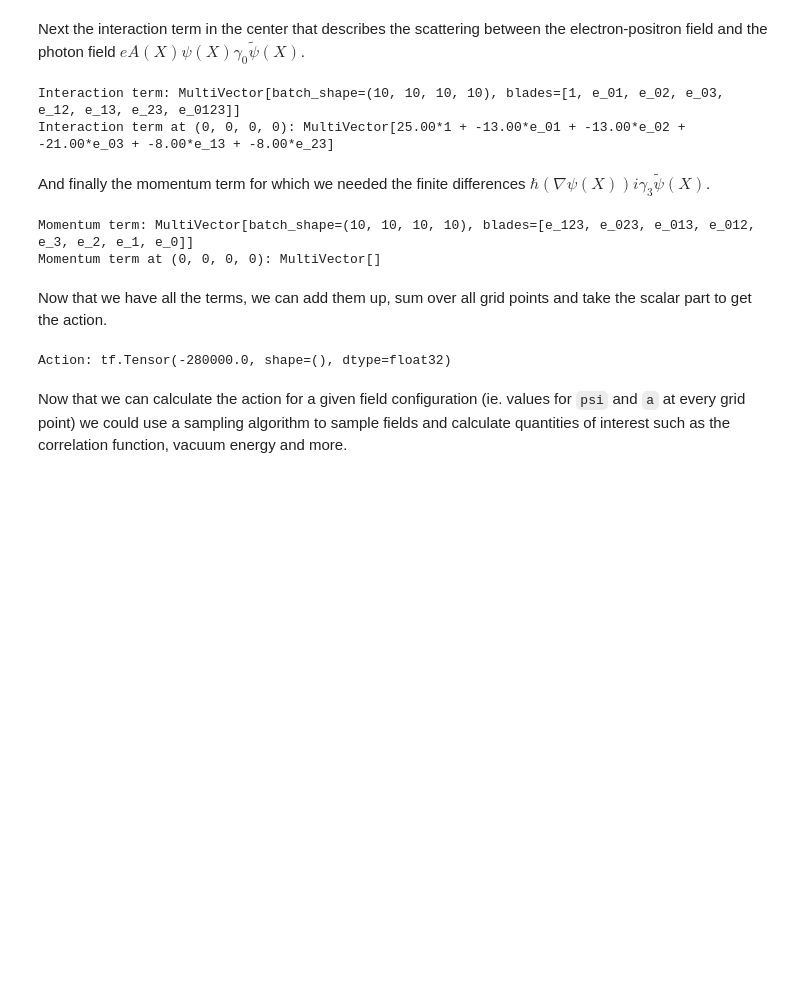
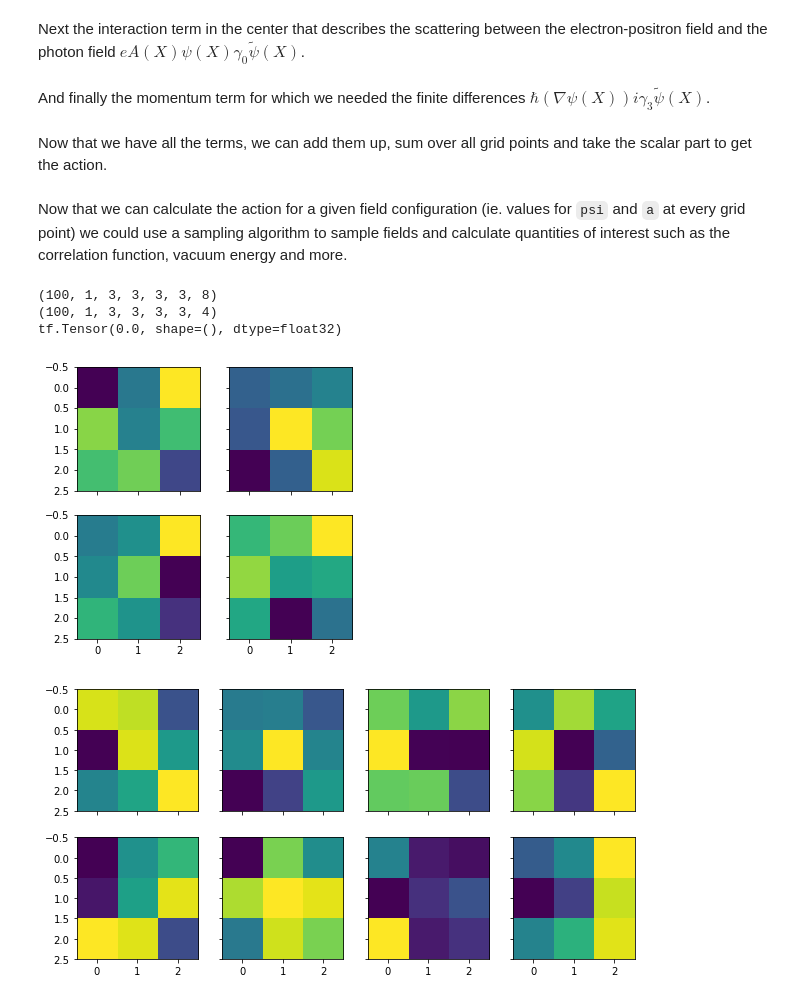
Before and after one commit to RobinKa/tfga, a Jupyter notebook: notebooks/qed.ipynb, the cells around one changed output. Drawn from its saved outputs; the diff is of its cells as text; code cells hidden in the pictures; blank space fills up the shorter version.

```diff
--- a/notebooks/qed.ipynb
+++ b/notebooks/qed.ipynb
@@ -179,15 +172,12 @@ Mass term at (0, 0, 0, 0): MultiVector[3.00*1 + 2.00*e_0123]
 # %% [markdown]
 Next the interaction term in the center that describes the scattering between the electron-positron field and the photon field $e A(X) \psi(X) \gamma_0 \widetilde{\psi}(X)$.
+# %%
+def get_interaction_term(psi, a, electron_charge):
+    return sta.geom_prod(electron_charge * a, sta.geom_prod(psi, sta.geom_prod(sta.e("0"), sta.reversion(psi))))
 # %%
-def get_interaction_term(psi, a, electron_charge):
-    return electron_charge * a * psi * sta_ga.basis_mvs[0] * ~psi
-
 interaction_term = get_interaction_term(psi=psi, a=a, electron_charge=1.0)
-print("Interaction term:", interaction_term)
-print("Interaction term at (0, 0, 0, 0):", interaction_term[0, 0, 0, 0])
+sta.print("Interaction term:", interaction_term)
+sta.print("Interaction term at (0, 0, 0, 0):", interaction_term[0, 0, 0, 0])
-# %% [output]
-Interaction term: MultiVector[batch_shape=(10, 10, 10, 10), blades=[1, e_01, e_02, e_03, e_12, e_13, e_23, e_0123]]
-Interaction term at (0, 0, 0, 0): MultiVector[25.00*1 + -13.00*e_01 + -13.00*e_02 + -21.00*e_03 + -8.00*e_13 + -8.00*e_23]
 # %% [markdown]
 And finally the momentum term for which we needed the finite differences $\hbar (\nabla \psi(X)) i \gamma_3 \widetilde{\psi}(X)$.
 # %%
@@ -199,12 +189,4 @@ def get_momentum_term(psi, spacing, hbar):
     dz_psi = finite_differences(psi, axis=3, spacing=spacing)
     d_psi = dt_psi + dx_psi + dy_psi + dz_psi
 
-    return hbar * d_psi * sta_ga.basis_mvs[2] * sta_ga.basis_mvs[1] * sta_ga.basis_mvs[3] * ~psi
-
-momentum_term = get_momentum_term(psi=psi, spacing=0.1, hbar=1.0)
-
-print("Momentum term:", momentum_term)
-print("Momentum term at (0, 0, 0, 0):", momentum_term[0, 0, 0, 0]) # Still zero ;(
+    return sta.geom_prod(hbar * d_psi, sta.geom_prod(sta.e("213"), sta.reversion(psi)))
-# %% [output]
-Momentum term: MultiVector[batch_shape=(10, 10, 10, 10), blades=[e_123, e_023, e_013, e_012, e_3, e_2, e_1, e_0]]
-Momentum term at (0, 0, 0, 0): MultiVector[]
@@ -217,13 +204,8 @@ def get_action(psi, a, spacing, electron_mass, electron_charge, hbar):
     momentum_term = get_momentum_term(psi=psi, spacing=spacing, hbar=hbar)
 
     # Sum terms and get scalar part
-    lagrangians = (momentum_term - mass_term - interaction_term).scalar
+    lagrangians = (momentum_term - mass_term - interaction_term)[..., 0]
 
     # Sum lagrangians (one lagrangian for each spacetime point) over spacetime
     # to get a single value, the action.
     return tf.reduce_sum(lagrangians)
-
-action = get_action(psi=psi, a=a, spacing=0.1, electron_mass=1.0, electron_charge=1.0, hbar=1.0)
-print("Action:", action)
-# %% [output]
-Action: tf.Tensor(-280000.0, shape=(), dtype=float32)
@@ -232,0 +257,25 @@ to sample fields and calculate quantities of interest such as the correlation fu
+# %%
+print(chain_samples[0].shape)
+print(chain_samples[1].shape)
+print(tf.reduce_sum(tf.abs(chain_samples[0][0, 0] - chain_samples[0][1, 0])))
+# %% [output]
+(100, 1, 3, 3, 3, 3, 8)
+(100, 1, 3, 3, 3, 3, 4)
+tf.Tensor(0.0, shape=(), dtype=float32)
+# %%
+import matplotlib.pyplot as plt
+
+fig, axes = plt.subplots(2, 2, sharex=True, sharey=True, figsize=(5, 5))
+for i in range(4):
+    ax = axes[i % 2][i // 2]
+    im = ax.imshow(chain_samples[1][0, 0, 0, 0, :, :, i])
+fig.show()
+
+fig, axes = plt.subplots(2, 4, sharex=True, sharey=True, figsize=(10, 5))
+for i in range(8):
+    ax = axes[i % 2][i // 2]
+    ax.imshow(chain_samples[0][0, 0, 0, 0, :, :, i])
+fig.show()
+# %% [output]
+[figure, added]
+[figure, added]
```
Also changed, not shown: parts of 14 cells of this notebook, 7 other files.
